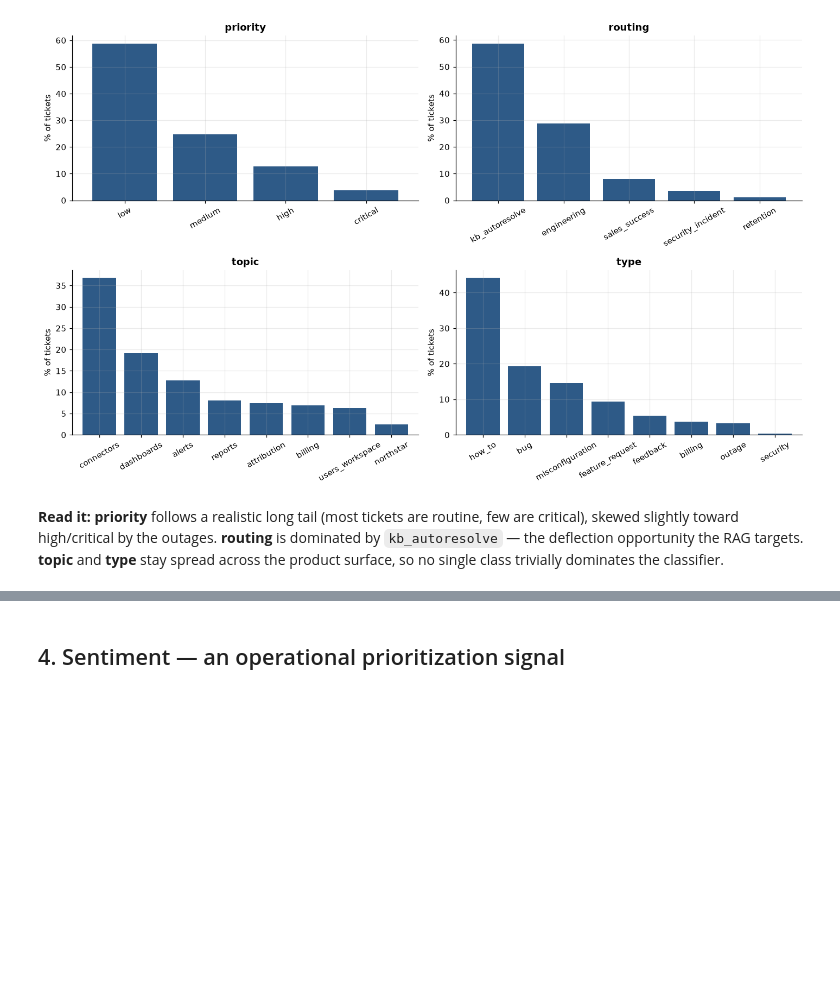
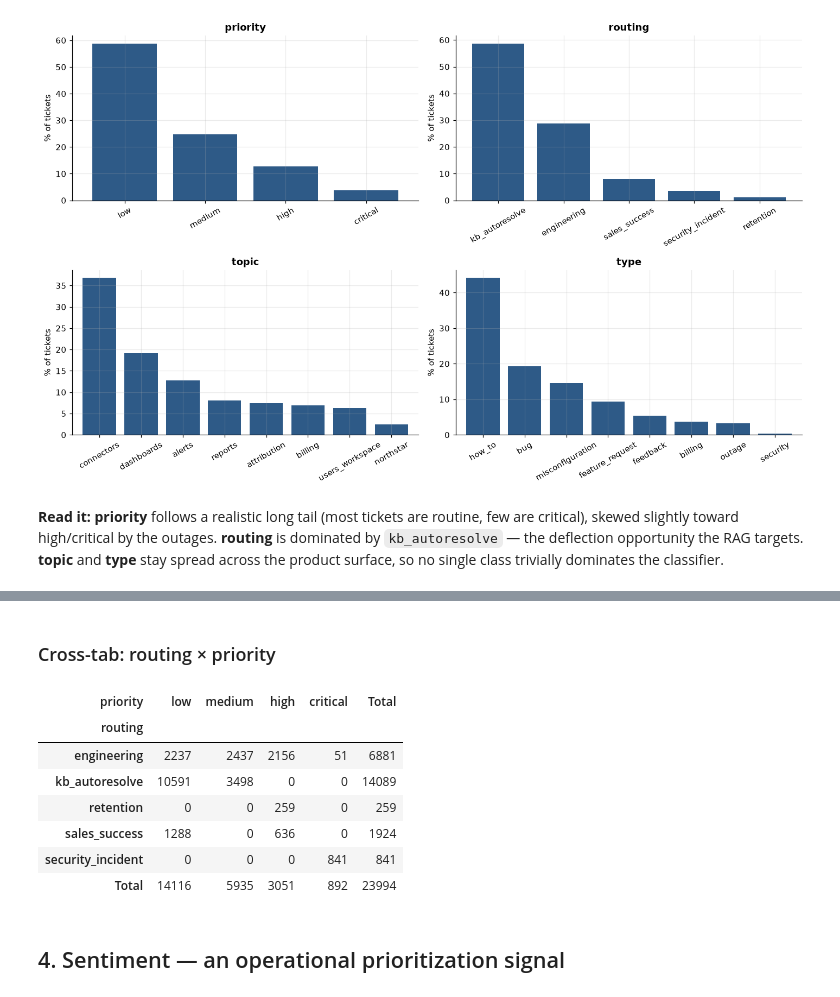
Before and after one commit to VladislavMarinovich/saas-support-rag-triage, a Jupyter notebook: notebooks/eda_v2.ipynb, the cells around one changed output, grey strips where cells are left out. Cells and saved outputs as stored; diff of their text form; code cells hidden in the pictures; blank space fills up the shorter version.

```diff
--- a/notebooks/eda_v2.ipynb
+++ b/notebooks/eda_v2.ipynb
@@ -127,3 +258,17 @@ single class trivially dominates the classifier.
+# %% [markdown]
+### Cross-tab: routing × priority
+# %%
+ct = pd.crosstab(df.routing, df.priority, margins=True, margins_name="Total")
+ct[["low", "medium", "high", "critical", "Total"]]
+# %% [output]
+| priority | low | medium | high | critical | Total |
+| routing |  |  |  |  |  |
+| engineering | 2237 | 2437 | 2156 | 51 | 6881 |
+| kb_autoresolve | 10591 | 3498 | 0 | 0 | 14089 |
+| retention | 0 | 0 | 259 | 0 | 259 |
+| sales_success | 1288 | 0 | 636 | 0 | 1924 |
+| security_incident | 0 | 0 | 0 | 841 | 841 |
+| Total | 14116 | 5935 | 3051 | 892 | 23994 |
 # %% [markdown]
 ## 4. Sentiment — an operational prioritization signal
 # %%
```
Also changed, not shown: parts of 22 cells of this notebook.
